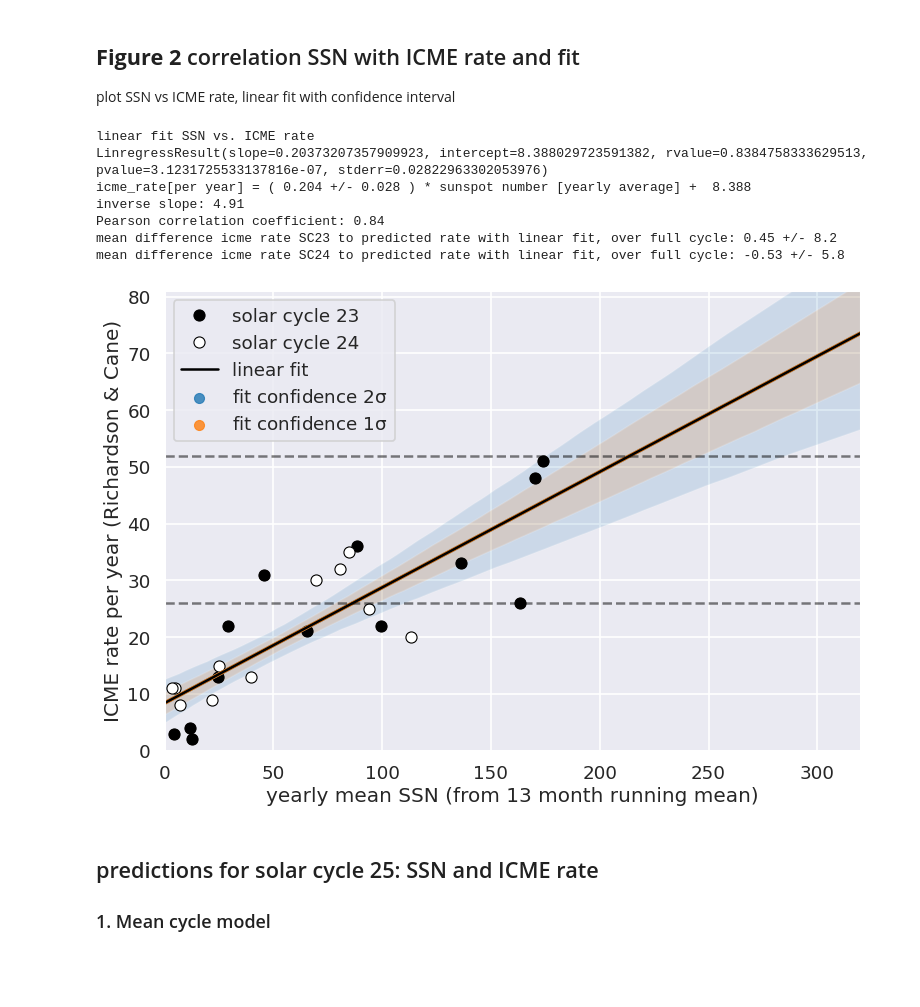
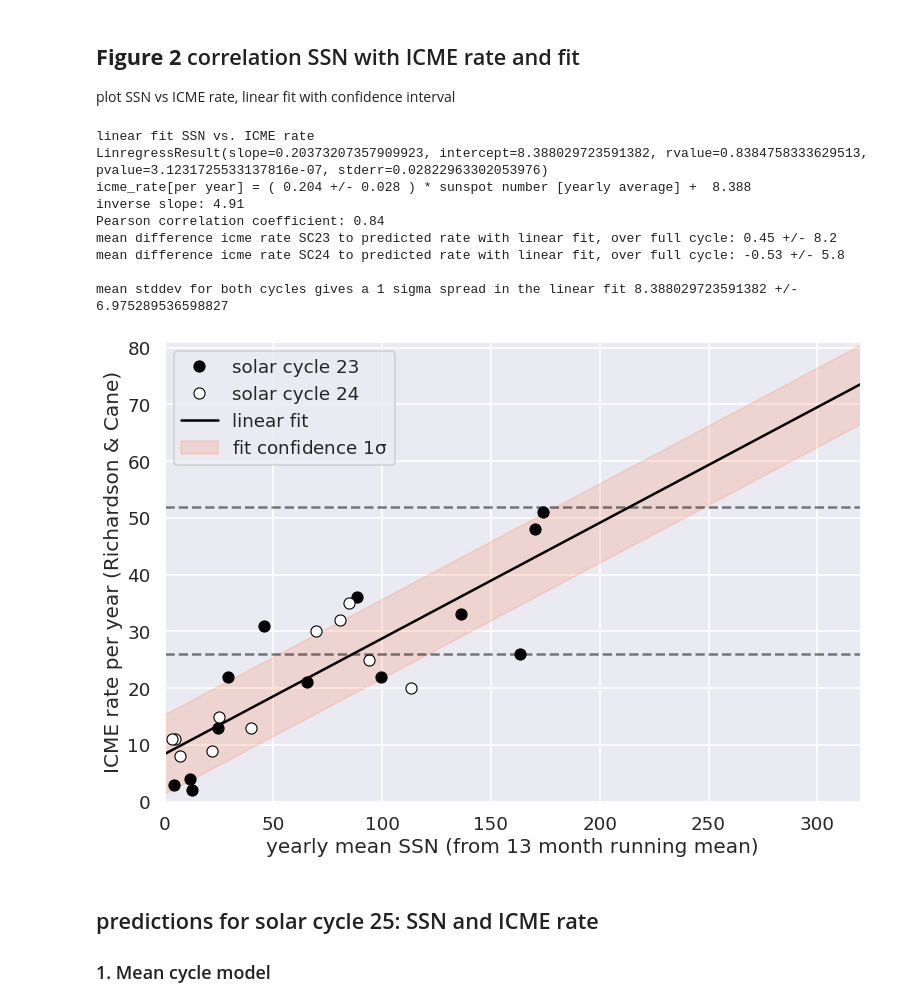
Before and after one commit to helioforecast/Papers, a Jupyter notebook: Moestl2020_PSP_rate/cme_rate.ipynb, the cells around one changed output. Drawn from its saved outputs; the diff is of its cells as text; code cells hidden in the pictures; blank space fills up the shorter version.

```diff
--- a/Moestl2020_PSP_rate/cme_rate.ipynb
+++ b/Moestl2020_PSP_rate/cme_rate.ipynb
@@ -1099,11 +1098,23 @@ print('Pearson correlation coefficient:',np.round(linfit.rvalue,2))
 ######################### Function for conversion SSN to ICMERATE, with errors on fit confidence 1 time std
 
 #with these results from the linear fit, make a conversion function from ssn to icme_rate
+#old
+#def ssn_to_rate(ssn,fitresult):
+#    rate=linfit.slope*ssn+linfit.intercept
+#    rate_low=(linfit.slope-1*linfit.stderr)*ssn+linfit.intercept
+#    rate_up=(linfit.slope+1*linfit.stderr)*ssn+linfit.intercept
+#    return rate, rate_low, rate_up
+
+
+
+#with these results from the linear fit, make a conversion function from ssn to icme_rate
 def ssn_to_rate(ssn,fitresult):
     rate=linfit.slope*ssn+linfit.intercept
-    rate_low=(linfit.slope-2*linfit.stderr)*ssn+linfit.intercept
-    rate_up=(linfit.slope+2*linfit.stderr)*ssn+linfit.intercept
+    rate_low=(linfit.slope-1*linfit.stderr)*ssn+linfit.intercept
+    rate_up=(linfit.slope+1*linfit.stderr)*ssn+linfit.intercept
     return rate, rate_low, rate_up
+
+
 
 print('mean difference icme rate SC23 to predicted rate with linear fit, over full cycle:',  \
       np.round(np.mean(ssn_to_rate(spots23,linfit)[0]-rc_rate23),2),'+/-', \
@@ -1112,6 +1123,24 @@ print('mean difference icme rate SC24 to predicted rate with linear fit, over fu
       np.round(np.mean(ssn_to_rate(spots24,linfit)[0]-rc_rate24),2),'+/-', \
       np.round(np.std(ssn_to_rate(spots24,linfit)[0]-rc_rate24),1))#
 print()
+
+
+
+mean_stddev=np.mean([np.std(ssn_to_rate(spots23,linfit)[0]-rc_rate23),np.std(ssn_to_rate(spots24,linfit)[0]-rc_rate24)])
+print('mean stddev for both cycles gives a 1 sigma spread in the linear fit',linfit.intercept,'+/-',    mean_stddev)
+print()
+
+
+
+
+
+#with these results from the linear fit, make a conversion function from ssn to icme_rate
+def ssn_to_rate(ssn,fitresult):
+    rate=linfit.slope*ssn+linfit.intercept
+    rate_low=(linfit.slope-1*linfit.stderr)*ssn+linfit.intercept    - mean_stddev
+    rate_up=(linfit.slope+1*linfit.stderr)*ssn+linfit.intercept    + mean_stddev
+    return rate, rate_low, rate_up
+
 
 
 ############################ plot figure
@@ -1127,36 +1156,53 @@ plt.xlim(0,320)
 plt.ylim(0,np.max(rc_rate_corr)+30)
 plt.xlabel("yearly mean SSN (from 13 month running mean)")
 plt.ylabel("ICME rate per year (Richardson & Cane)")
 
 #errors
 #ylinfit_1=(linfit.slope-linfit.stderr)*xlinfit+linfit.intercept
 #ylinfit_2=(linfit.slope+linfit.stderr)*xlinfit+linfit.intercept
 #plt.plot(xlinfit,ylinfit_1,'--k')
 #plt.plot(xlinfit,ylinfit_2,'--k')
 
 #https://seaborn.pydata.org/generated/seaborn.regplot.html
-sns.regplot(spots_corr,rc_rate_corr, x_ci='ci',ci=95,label=r'fit confidence 2$\mathrm{\sigma}$',truncate=False)
-sns.regplot(spots_corr,rc_rate_corr, x_ci='ci',ci=68,label=r'fit confidence 1$\mathrm{\sigma}$',truncate=False)
+#sns.regplot(spots_corr,rc_rate_corr, x_ci='ci',ci=95,label=r'fit confidence 2$\mathrm{\sigma}$',truncate=False)
+#sns.regplot(spots_corr,rc_rate_corr, x_ci='ci',ci=68,label=r'fit confidence 1$\mathrm{\sigma}$',truncate=False)
+
+
+
 
 xlinfit=np.arange(0,350)
+#1 sigma interval by using mean difference as +/- to linear fit
+
+ylinfit_1=(linfit.slope)*xlinfit+linfit.intercept+mean_stddev
+ylinfit_2=(linfit.slope)*xlinfit+linfit.intercept-mean_stddev
+
+
+plt.fill_between(xlinfit,ylinfit_1,ylinfit_2,alpha=0.2,color='coral',label='fit confidence 1$\mathrm{\sigma}$')
+#plt.plot(xlinfit,ylinfit_1,'--k')
+#plt.plot(xlinfit,ylinfit_2,'--k')
+
+
+
 ylinfit=linfit.slope*xlinfit+linfit.intercept
 plt.plot(xlinfit,ylinfit,'-k',label='linear fit')
 plt.plot(xlinfit,np.zeros(len(xlinfit))+52,'--k',alpha=0.5)
 plt.plot(xlinfit,np.zeros(len(xlinfit))+26,'--k',alpha=0.5)
 
 plt.legend(loc=2)
 plt.tight_layout()
 plt.savefig('results/plots_rate/fig2_rate_ssn.pdf', dpi=300)
 plt.savefig('results/plots_rate/fig2_rate_ssn', dpi=300)
 # %% [output]
 linear fit SSN vs. ICME rate
 LinregressResult(slope=0.20373207357909923, intercept=8.388029723591382, rvalue=0.8384758333629513, pvalue=3.1231725533137816e-07, stderr=0.02822963302053976)
 icme_rate[per year] = ( 0.204 +/- 0.028 ) * sunspot number [yearly average] +  8.388
 inverse slope: 4.91
 Pearson correlation coefficient: 0.84
 mean difference icme rate SC23 to predicted rate with linear fit, over full cycle: 0.45 +/- 8.2
 mean difference icme rate SC24 to predicted rate with linear fit, over full cycle: -0.53 +/- 5.8
+
+mean stddev for both cycles gives a 1 sigma spread in the linear fit 8.388029723591382 +/- 6.975289536598827
-[figure, old version]
+[figure, new version]
 # %% [markdown]
 ## predictions for solar cycle 25: SSN and ICME rate
 ### 1. Mean cycle model
```
Also changed, not shown: parts of 8 cells of this notebook, 3 other files.
